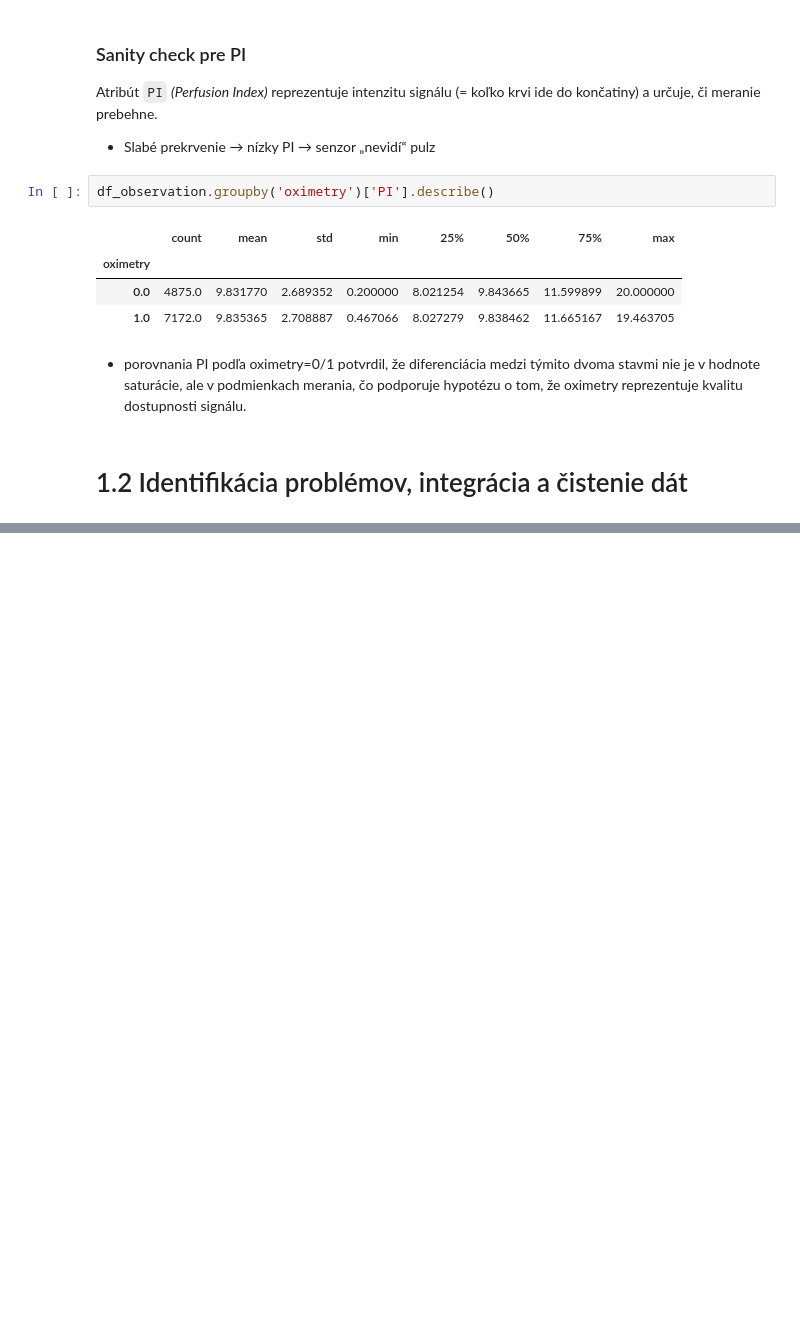
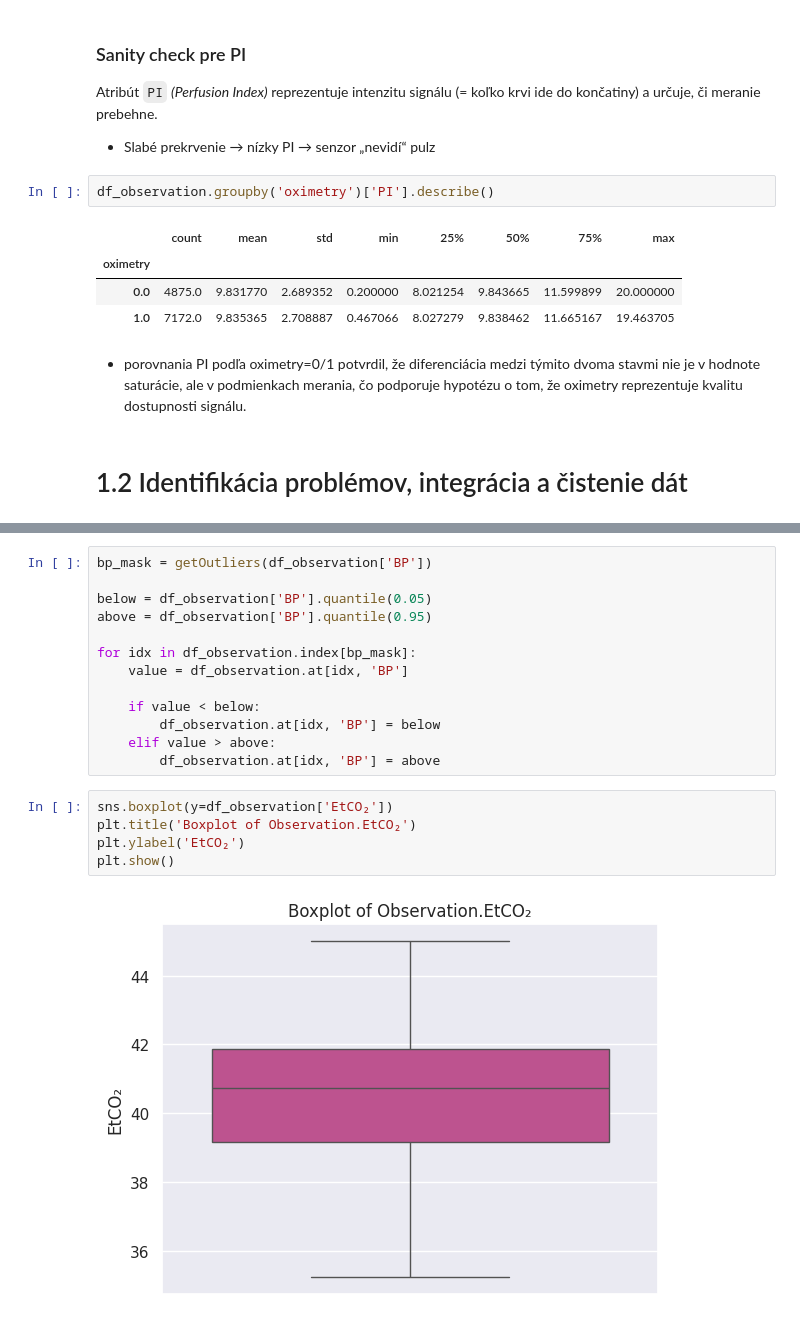
Before and after one commit to johannatilesova/IAU-project, a Jupyter notebook: part1.ipynb, the cells around one changed output, grey strips where cells are left out. Saved outputs shown, nothing was run; the diff lists cells and outputs as text; blank space fills up the shorter version.

```diff
--- a/part1.ipynb
+++ b/part1.ipynb
@@ -689,0 +1087,20 @@ df_observation.groupby('oximetry')['PI'].describe()
+# %%
+bp_mask = getOutliers(df_observation['BP'])
+
+below = df_observation['BP'].quantile(0.05)
+above = df_observation['BP'].quantile(0.95)
+
+for idx in df_observation.index[bp_mask]:
+    value = df_observation.at[idx, 'BP']
+
+    if value < below:
+        df_observation.at[idx, 'BP'] = below
+    elif value > above:
+        df_observation.at[idx, 'BP'] = above
+# %%
+sns.boxplot(y=df_observation['EtCO₂'])
+plt.title('Boxplot of Observation.EtCO₂')
+plt.ylabel('EtCO₂')
+plt.show()
+# %% [output]
+[figure, added]
```
Also changed, not shown: parts of 41 cells of this notebook, 1 other file.
